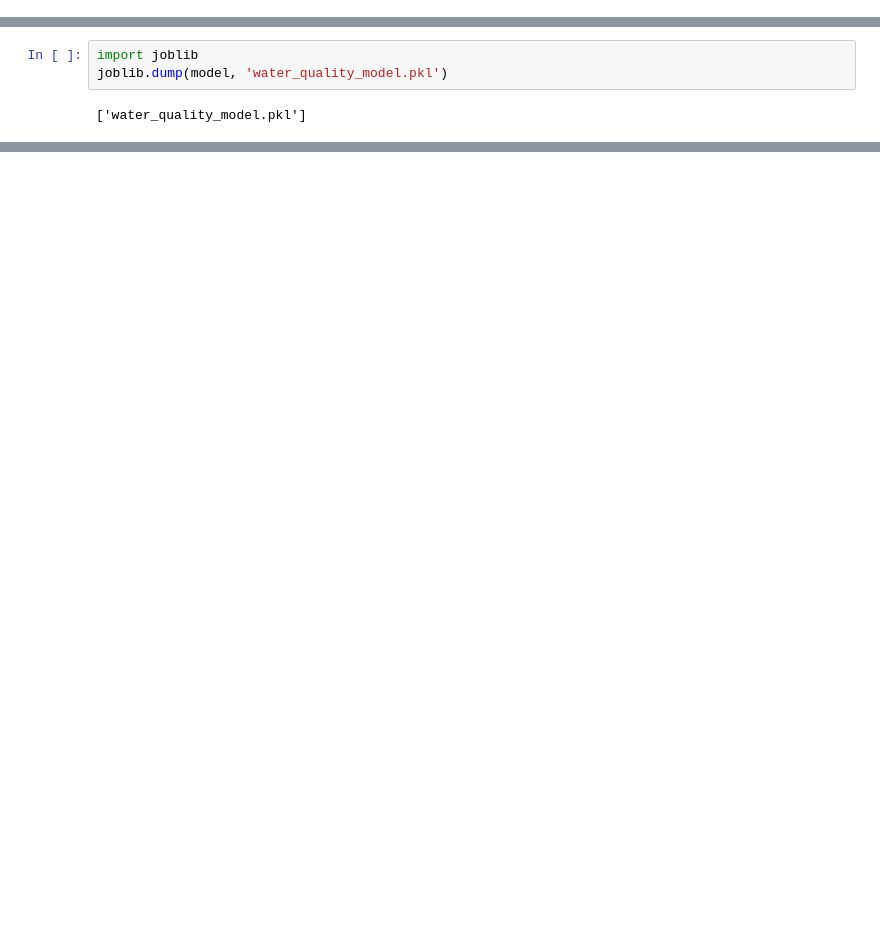
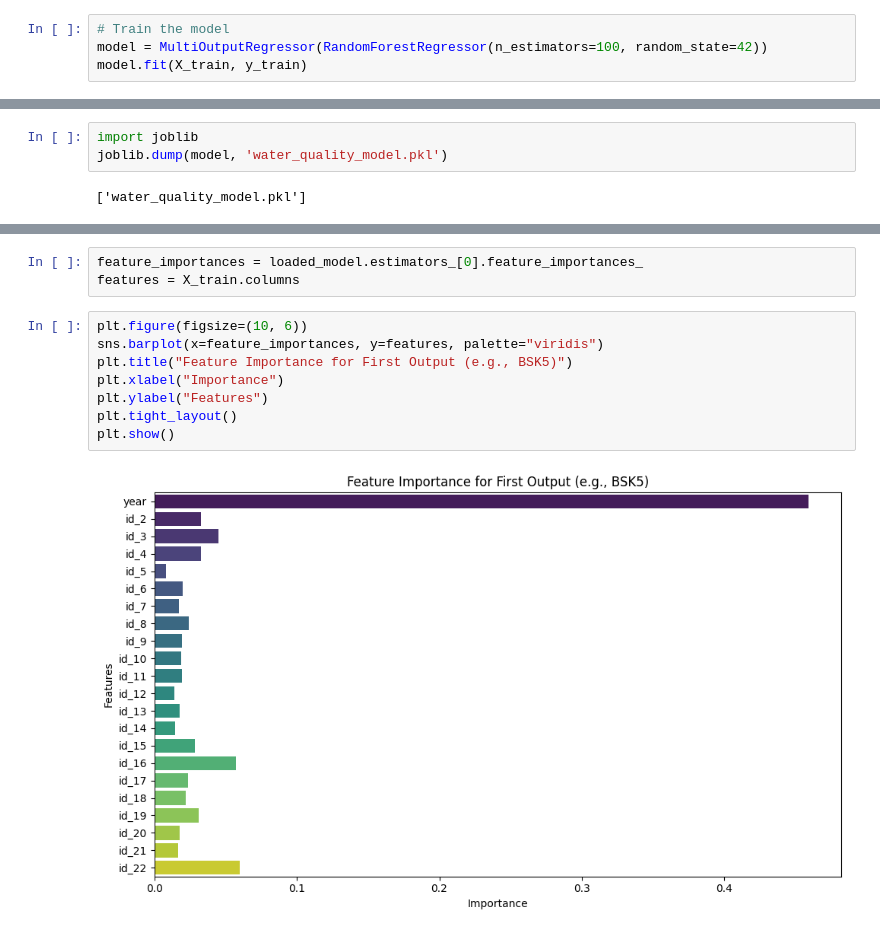
Before and after one commit to Sindhu291/water-quality-prediction, a Jupyter notebook: Water_quality_prediction.ipynb, the cells around one changed output, grey strips where cells are left out. Drawn from its saved outputs; the diff is of its cells as text; blank space fills up the shorter version.

```diff
--- a/Water_quality_prediction.ipynb
+++ b/Water_quality_prediction.ipynb
@@ -113,0 +261,4 @@ SO4 → R²: -0.155, MSE: 4764.412
+# %%
+# Train the model
+model = MultiOutputRegressor(RandomForestRegressor(n_estimators=100, random_state=42))
+model.fit(X_train, y_train)
@@ -118,0 +349,13 @@ joblib.dump(model, 'water_quality_model.pkl')
+# %%
+feature_importances = loaded_model.estimators_[0].feature_importances_
+features = X_train.columns
+# %%
+plt.figure(figsize=(10, 6))
+sns.barplot(x=feature_importances, y=features, palette="viridis")
+plt.title("Feature Importance for First Output (e.g., BSK5)")
+plt.xlabel("Importance")
+plt.ylabel("Features")
+plt.tight_layout()
+plt.show()
+# %% [output]
+[figure, added]
```
Also changed, not shown: parts of 24 cells of this notebook.
